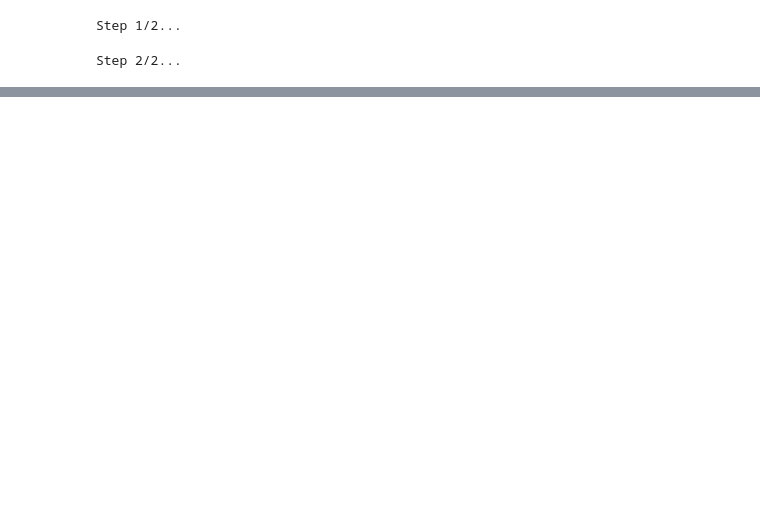
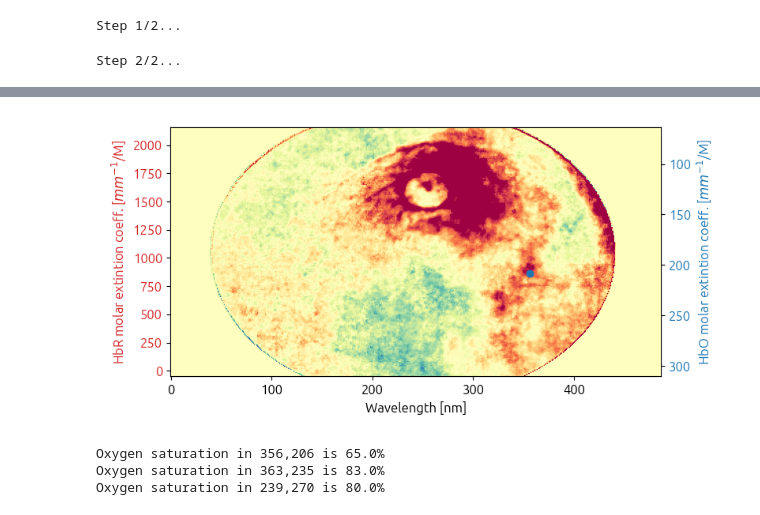
Before and after one commit to nicocarbone/MamoRefCodePublic, a Jupyter notebook: MamoRefRecon2D_ClinicalCase1.ipynb, the cells around one changed output, grey strips where cells are left out. Saved outputs shown, nothing was run; the diff lists cells and outputs as text; code cells hidden in the pictures; blank space fills up the shorter version.

```diff
--- a/MamoRefRecon2D_ClinicalCase1.ipynb
+++ b/MamoRefRecon2D_ClinicalCase1.ipynb
@@ -114 +131,22 @@ np.savetxt("OxyMap_CC1.dat", OxyMap_CC1_2D_filtered)
+# %%
+sd = np.nanstd(desOxyMap_CC1_2D_filtered)
+median = np.nanmedian(desOxyMap_CC1_2D_filtered)
+vmax = median + maxDev * sd
+vmin = median - maxDev * sd
+plt.imshow(desOxyMap_CC1_2D_filtered, cmap=mp.colormaps[colorMap], vmax = vmax, vmin = vmin)
+plt.show()
+# %% [output]
+[figure, added]
+# %%
+interestPositions = [[206,356], [235,363], [270,239]]
+
+interestSaturations = []
+for i in interestPositions:
+    iSat = aux.O2Sat(OxyMap_CC1_2D_filtered[i[0], i[1]], desOxyMap_CC1_2D_filtered[i[0], i[1]])
+    interestSaturations.append(int(iSat))
+    print("Oxygen saturation in {},{} is {}%".format(i[1],i[0],iSat))
+# %% [output]
+Oxygen saturation in 356,206 is 65.0%
+Oxygen saturation in 363,235 is 83.0%
+Oxygen saturation in 239,270 is 80.0%
 # %%
```
Also changed, not shown: parts of 5 cells of this notebook, 4 other files.
